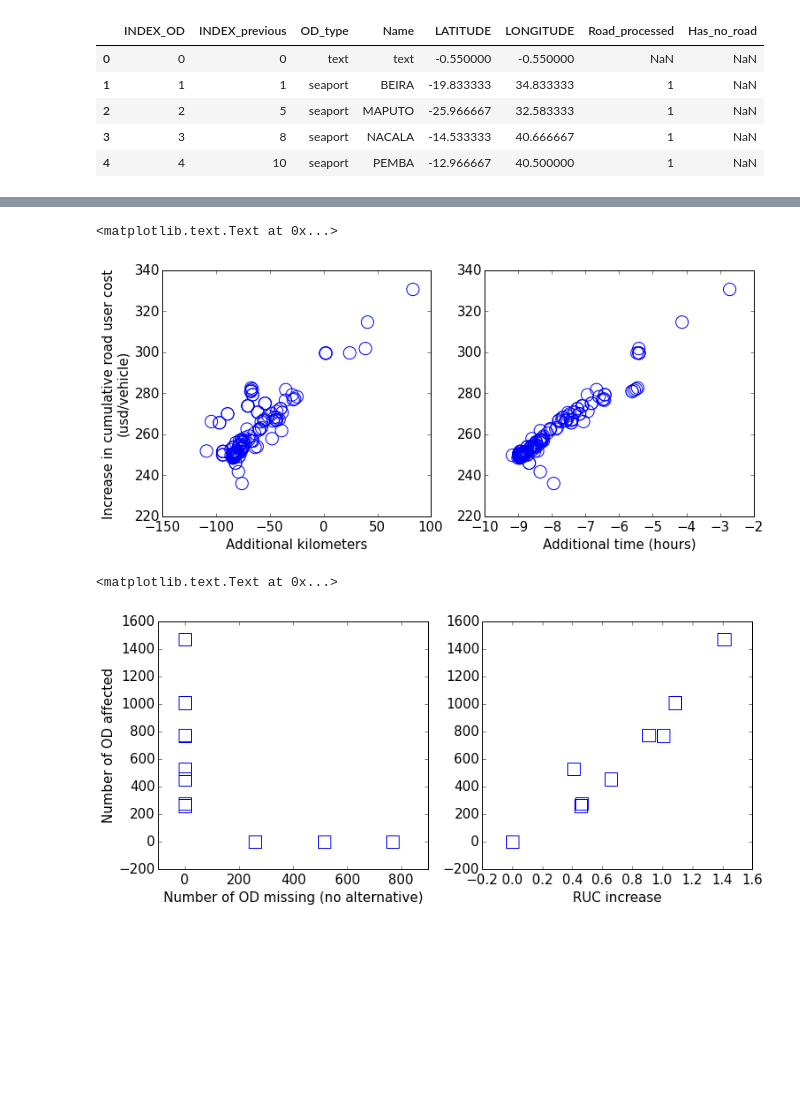
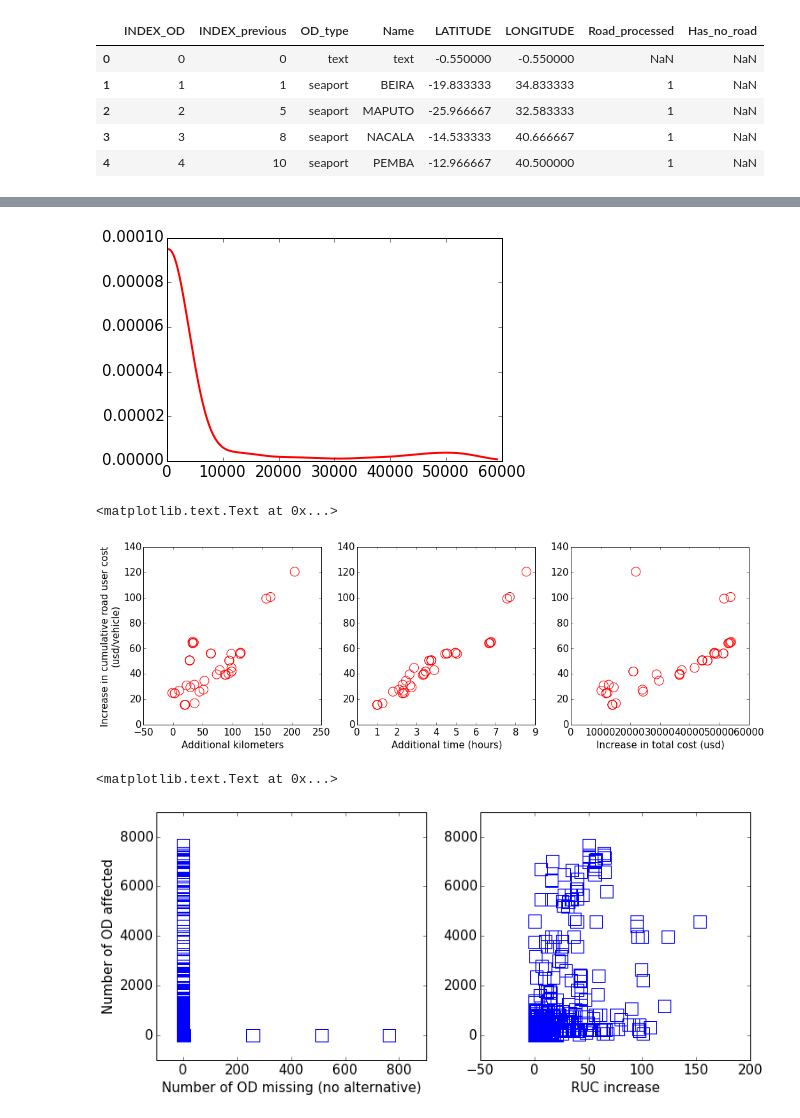
Before and after one commit to julierozz/mozambique, a Jupyter notebook: initial_analysis.ipynb, the cells around one changed output, grey strips where cells are left out. Saved outputs shown, nothing was run; the diff lists cells and outputs as text; code cells hidden in the pictures; blank space fills up the shorter version.

```diff
--- a/initial_analysis.ipynb
+++ b/initial_analysis.ipynb
@@ -53,0 +53,2 @@ traffic_xls = pd.read_excel("Mozambique_OD_locations_wTraffic_20160727.xls","Tra
+# %%
+road_info = pd.read_csv("MOZ_roads_all_20160817_ln_02d_wStudyArea.csv")
@@ -107 +144,5 @@ for file in list_csv:
+# %%
+costs_all = pd.read_csv("results_0902.csv")
+# %%
+costs_all['study_area'] = costs_all.road_index.astype(float).replace(road_info.set_index('Road_index').study_area)
 # %%
@@ -123,23 +178,34 @@ len(baseline)
+# %%
+plot_histo(costs_all.ix[~select,'ruc_diff_with_traffic'].astype(float).dropna(),'red')
+# %% [output]
+[figure, added]
 # %%
 font = {'family' : 'Bitstream Vera Sans',
         'weight' : 'normal',
         'size'   : 15}
 plt.rc('font', **font)
-plt.figure(figsize=(12,5))
+plt.figure(figsize=(17,5))
 
-plt.subplot(121)
-plt.scatter(costs_all.km_diff.astype(float), costs_all.ruc_diff.astype(float),\
-           s=200, alpha=1,facecolors='none',edgecolors='blue')
+select = (costs_all.study_area==1)&(costs_all.ix[:,'ruc_diff_with_traffic']>10000)
+
+plt.subplot(131)
+plt.scatter(costs_all.ix[select,'km_diff'].astype(float), costs_all.ix[select,'ruc_diff'].astype(float),\
+           s=200, alpha=1,facecolors='none',edgecolors='red')
 plt.xlabel("Additional kilometers")
 plt.ylabel("Increase in cumulative road user cost\n(usd/vehicle)")
 
-plt.subplot(122)
-plt.scatter(costs_all.time_diff.astype(float), costs_all.ruc_diff.astype(float),\
-           s=200, alpha=1,facecolors='none',edgecolors='blue')
+plt.subplot(132)
+plt.scatter(costs_all.ix[select,'time_diff'].astype(float), costs_all.ix[select,'ruc_diff'].astype(float),\
+           s=200, alpha=1,facecolors='none',edgecolors='red')
 plt.xlabel("Additional time (hours)")
+
+plt.subplot(133)
+plt.scatter(costs_all.ix[select,'ruc_diff_with_traffic'].astype(float), costs_all.ix[select,'ruc_diff'].astype(float),\
+           s=200, alpha=1,facecolors='none',edgecolors='red')
+plt.xlabel("Increase in total cost (usd)")
 # %% [output]
 <matplotlib.text.Text at 0x...>
-[figure, old version]
+[figure, new version]
 # %%
 font = {'family' : 'Bitstream Vera Sans',
         'weight' : 'normal',
@@ -159,4 +225,4 @@ plt.scatter(costs_all.ruc_diff.astype(float),costs_all.num_aff_routes.astype(flo
 plt.xlabel("RUC increase")
 # %% [output]
 <matplotlib.text.Text at 0x...>
-[figure, old version]
+[figure, new version]
```
Also changed, not shown: parts of 29 cells of this notebook.
